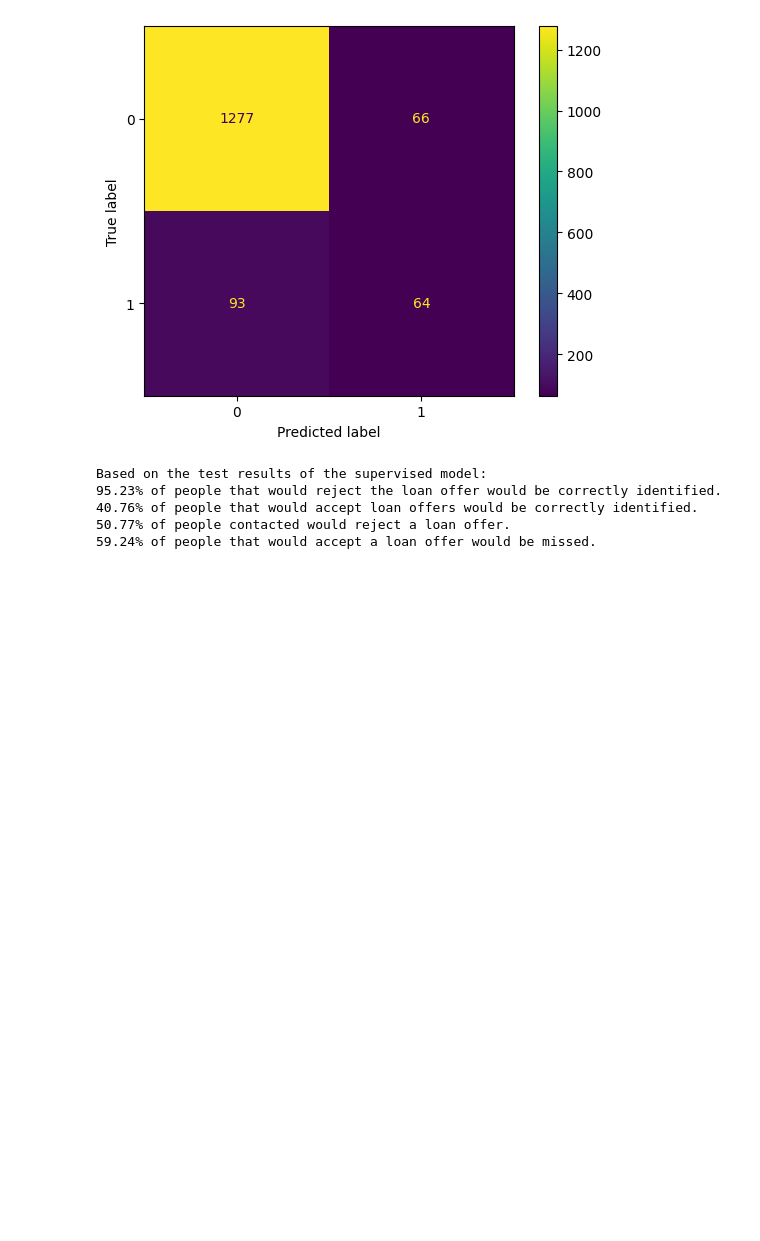
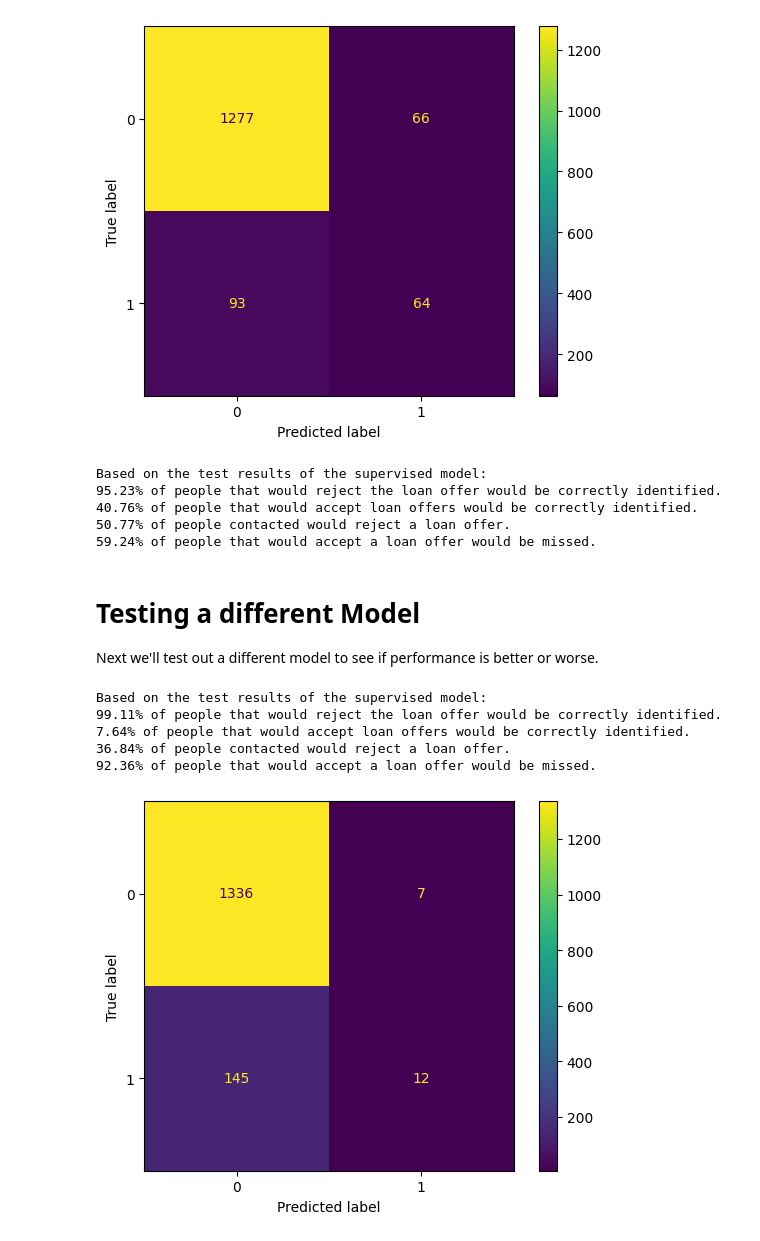
Before and after one commit to nsxydis/Supervised-Final, a Jupyter notebook: Final Project.ipynb, the cells around one changed output. Saved outputs shown, nothing was run; the diff lists cells and outputs as text; code cells hidden in the pictures; blank space fills up the shorter version.

Commit message:
added svc & d-tree models

```diff
--- a/Final Project.ipynb
+++ b/Final Project.ipynb
@@ -532,3 +585,6 @@ Based on the test results of the supervised model:
 40.76% of people that would accept loan offers would be correctly identified.
 50.77% of people contacted would reject a loan offer.
 59.24% of people that would accept a loan offer would be missed.
+# %% [markdown]
+# Testing a different Model
+Next we'll test out a different model to see if performance is better or worse.
@@ -534,0 +648,16 @@ Based on the test results of the supervised model:
+# %%
+svc = svcModel(df, cat)
+svc.print = False
+svc.train()
+svc.test()
+
+# Plot the SVC model confusion matrix
+_ = ConfusionMatrixDisplay(svc.confusion_matrix('test')).plot()
+reportConfusion(svc.confusion_matrix('test'))
+# %% [output]
+Based on the test results of the supervised model:
+99.11% of people that would reject the loan offer would be correctly identified.
+7.64% of people that would accept loan offers would be correctly identified.
+36.84% of people contacted would reject a loan offer.
+92.36% of people that would accept a loan offer would be missed.
+[figure, added]
```
Also changed, not shown: parts of 10 cells of this notebook, 1 other file.
